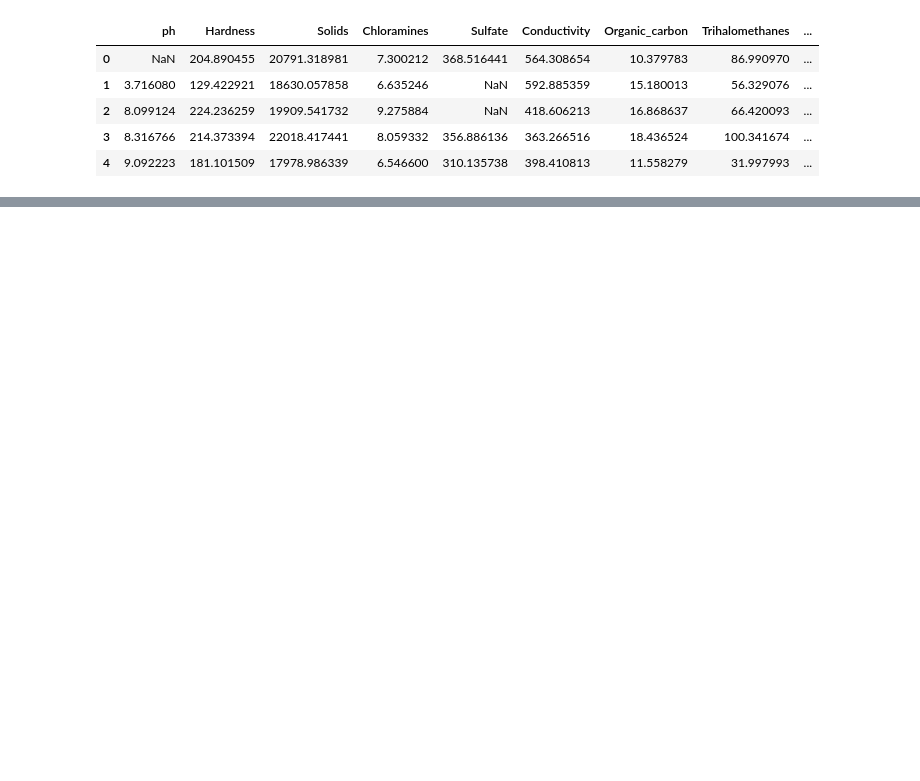
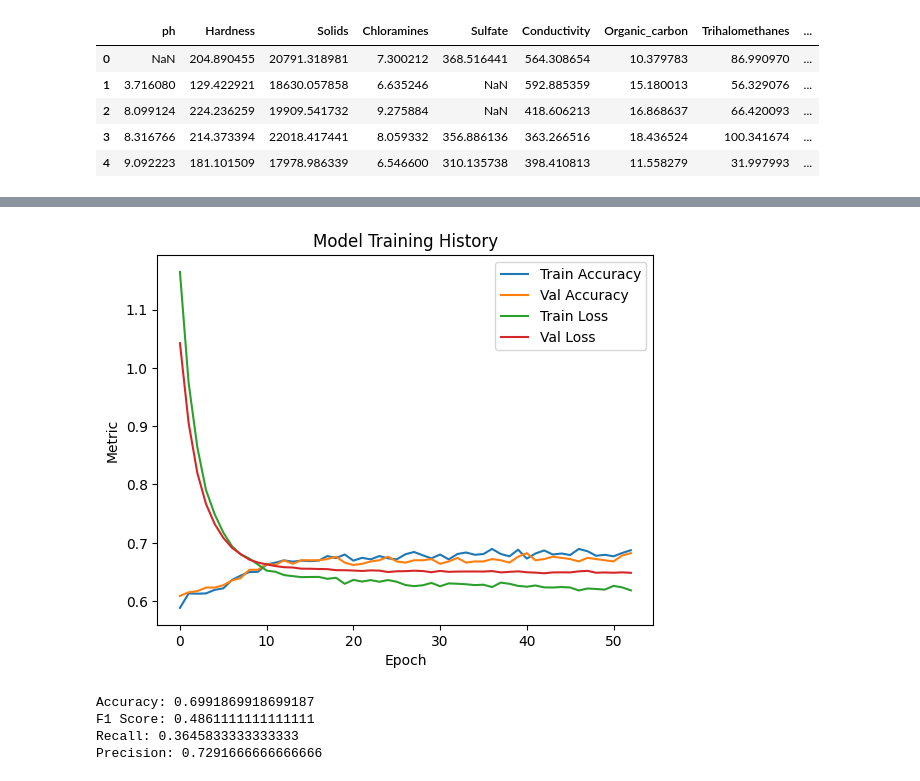
Before and after one commit to Branis333/Water-Quality-Model-peer9, a Jupyter notebook: Amandine.ipynb, the cells around one changed output, grey strips where cells are left out. Cells and saved outputs as stored; diff of their text form; code cells hidden in the pictures; blank space fills up the shorter version.

```diff
--- a/Amandine.ipynb
+++ b/Amandine.ipynb
@@ -134,0 +128,23 @@ Model: "sequential"
+# %%
+# Plotting training history
+plt.plot(history.history['accuracy'], label='Train Accuracy')
+plt.plot(history.history['val_accuracy'], label='Val Accuracy')
+plt.plot(history.history['loss'], label='Train Loss')
+plt.plot(history.history['val_loss'], label='Val Loss')
+plt.xlabel('Epoch')
+plt.ylabel('Metric')
+plt.legend()
+plt.title('Model Training History')
+plt.show()
+# %% [output]
+[figure, added]
+# %%
+print("Accuracy:", accuracy)
+print("F1 Score:", f1)
+print("Recall:", recall)
+print("Precision:", precision)
+# %% [output]
+Accuracy: 0.6991869918699187
+F1 Score: 0.4861111111111111
+Recall: 0.3645833333333333
+Precision: 0.7291666666666666
```
Also changed, not shown: parts of 8 cells of this notebook.
